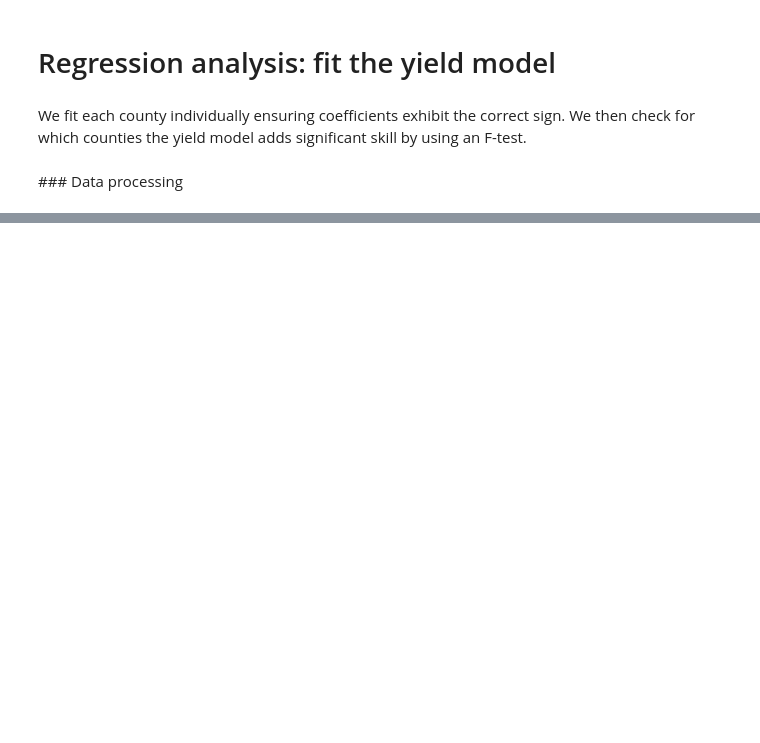
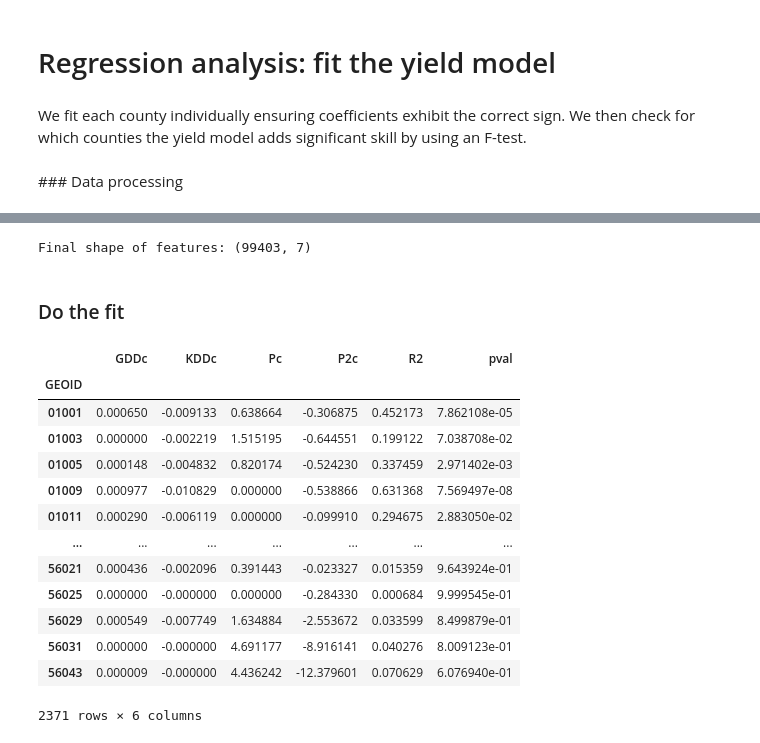
Before and after one commit to david0811/BCSD_CornYields_UQ, a Jupyter notebook: data/ag_model/regression_fit.ipynb, the cells around one changed output, grey strips where cells are left out. Saved outputs shown, nothing was run; the diff lists cells and outputs as text; code cells hidden in the pictures; blank space fills up the shorter version.

```diff
--- a/data/ag_model/regression_fit.ipynb
+++ b/data/ag_model/regression_fit.ipynb
@@ -60,0 +74,9 @@ usda_county.tail()
+# %%
+# Features
+features = get_features(usda_county)
+features['egdd'] = -features['egdd']
+features['prcp2'] = -features['prcp2']
+# %% [output]
+Final shape of features: (99403, 7)
+# %% [markdown]
+### Do the fit
@@ -60,0 +114,17 @@ usda_county.tail()
+# %%
+NNLS_res
+# %% [output]
+|  | GDDc | KDDc | Pc | P2c | R2 | pval |
+| GEOID |  |  |  |  |  |  |
+| 01001 | 0.000650 | -0.009133 | 0.638664 | -0.306875 | 0.452173 | 7.862108e-05 |
+| 01003 | 0.000000 | -0.002219 | 1.515195 | -0.644551 | 0.199122 | 7.038708e-02 |
+| 01005 | 0.000148 | -0.004832 | 0.820174 | -0.524230 | 0.337459 | 2.971402e-03 |
+| 01009 | 0.000977 | -0.010829 | 0.000000 | -0.538866 | 0.631368 | 7.569497e-08 |
+| 01011 | 0.000290 | -0.006119 | 0.000000 | -0.099910 | 0.294675 | 2.883050e-02 |
+| ... | ... | ... | ... | ... | ... | ... |
+| 56021 | 0.000436 | -0.002096 | 0.391443 | -0.023327 | 0.015359 | 9.643924e-01 |
+| 56025 | 0.000000 | -0.000000 | 0.000000 | -0.284330 | 0.000684 | 9.999545e-01 |
+| 56029 | 0.000549 | -0.007749 | 1.634884 | -2.553672 | 0.033599 | 8.499879e-01 |
+| 56031 | 0.000000 | -0.000000 | 4.691177 | -8.916141 | 0.040276 | 8.009123e-01 |
+| 56043 | 0.000009 | -0.000000 | 4.436242 | -12.379601 | 0.070629 | 6.076940e-01 |
+2371 rows × 6 columns
```
Also changed, not shown: parts of 14 cells of this notebook, 20 other files.
